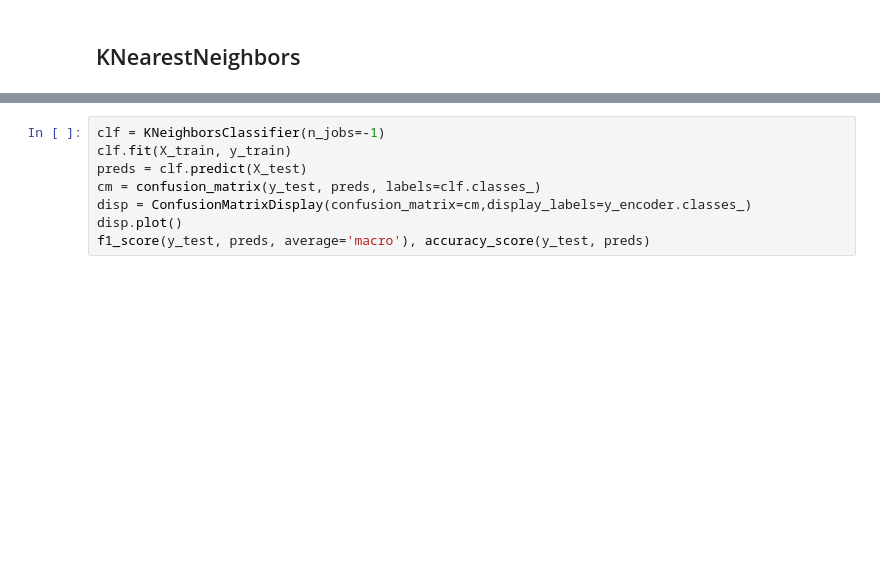
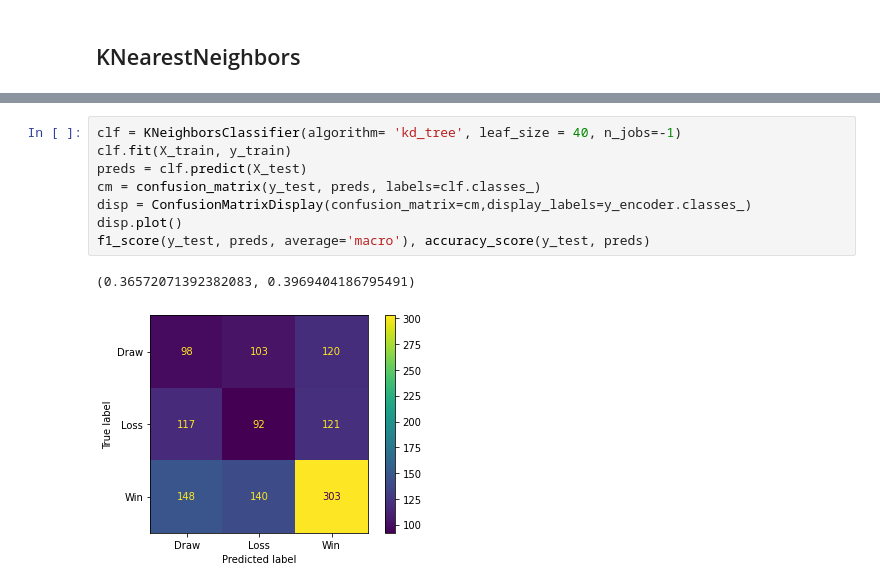
Before and after one commit to PascalLiPooKim/Football-prediction-model-project, a Jupyter notebook: footballPredictionModel.ipynb, the cells around one changed output, grey strips where cells are left out. Drawn from its saved outputs; the diff is of its cells as text; blank space fills up the shorter version.

```diff
--- a/footballPredictionModel.ipynb
+++ b/footballPredictionModel.ipynb
@@ -657,8 +659,11 @@ print(accs)
 # %%
-clf = KNeighborsClassifier(n_jobs=-1)
+clf = KNeighborsClassifier(algorithm= 'kd_tree', leaf_size = 40, n_jobs=-1)
 clf.fit(X_train, y_train)
 preds = clf.predict(X_test)
 cm = confusion_matrix(y_test, preds, labels=clf.classes_)
 disp = ConfusionMatrixDisplay(confusion_matrix=cm,display_labels=y_encoder.classes_)
 disp.plot()
 f1_score(y_test, preds, average='macro'), accuracy_score(y_test, preds)
+# %% [output]
+(0.36572071392382083, 0.3969404186795491)
+[figure, added]
```
Also changed, not shown: parts of 1 cell of this notebook.
